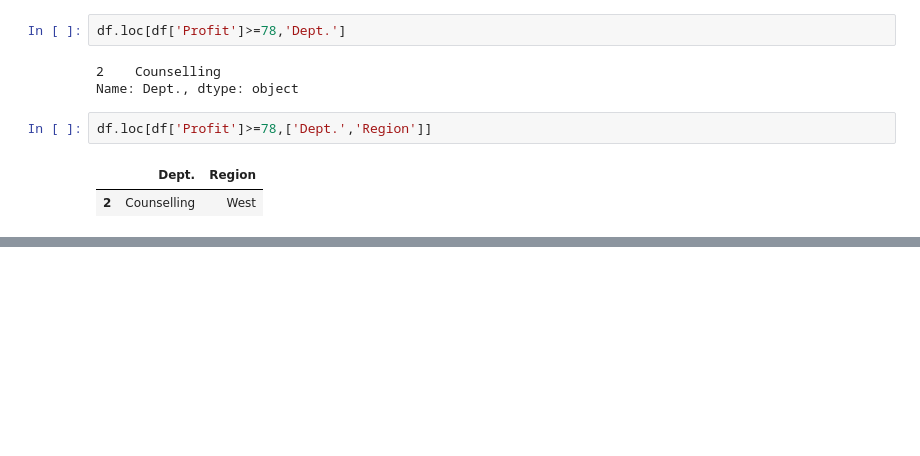
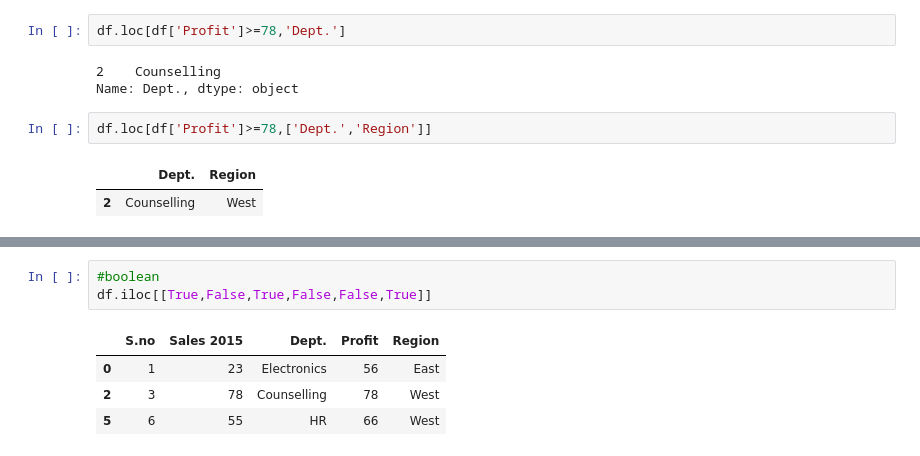
Before and after one commit to ankittrajj/WD_DA_, a Jupyter notebook: Pandas_prt5.ipynb, the cells around one changed output, grey strips where cells are left out. Cells and saved outputs as stored; diff of their text form; blank space fills up the shorter version.

Commit message:
updated_with_iloc_method

```diff
--- a/Pandas_prt5.ipynb
+++ b/Pandas_prt5.ipynb
@@ -149,0 +185,8 @@ df.loc[df['Profit']>=78,['Dept.','Region']]
+# %%
+#boolean
+df.iloc[[True,False,True,False,False,True]]
+# %% [output]
+|  | S.no | Sales 2015 | Dept. | Profit | Region |
+| 0 | 1 | 23 | Electronics | 56 | East |
+| 2 | 3 | 78 | Counselling | 78 | West |
+| 5 | 6 | 55 | HR | 66 | West |
```
Also changed, not shown: parts of 9 cells of this notebook.
